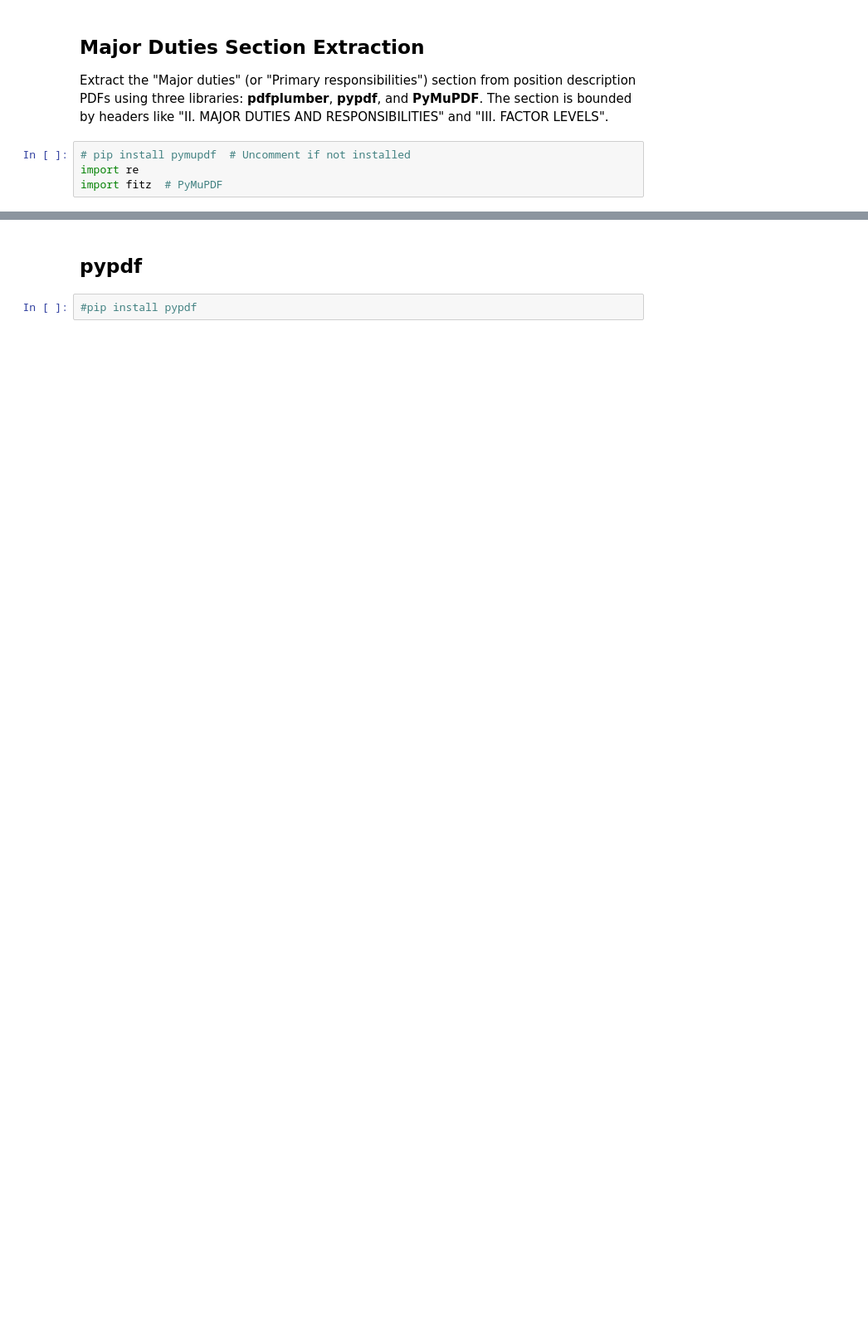
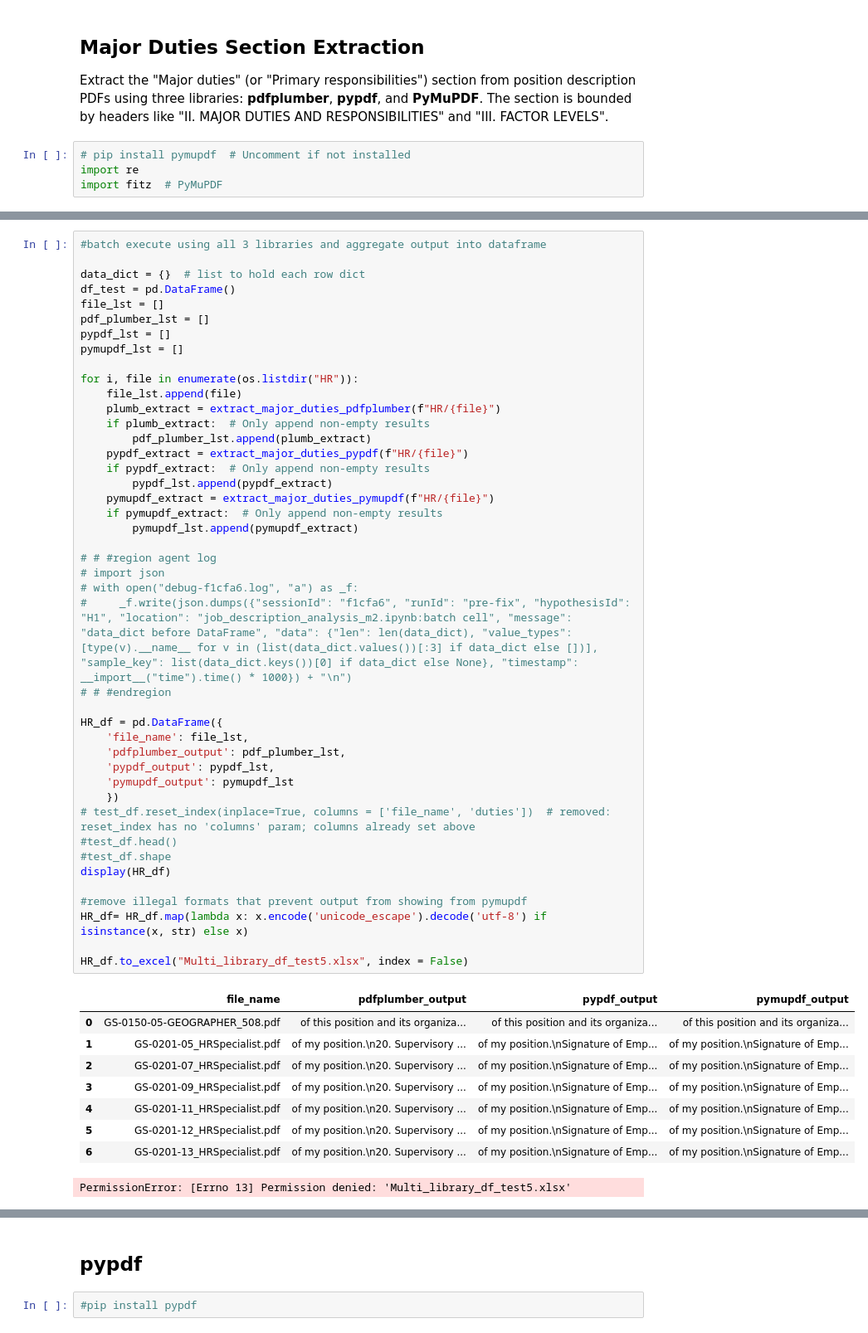
Before and after one commit to stephtsa/job_description_analysis, a Jupyter notebook: job_description_analysis_m2.ipynb, the cells around one changed output, grey strips where cells are left out. Shown at 83% size. Saved outputs shown, nothing was run; the diff lists cells and outputs as text; blank space fills up the shorter version.

Commit message:
Updated m2 ipynb

```diff
--- a/job_description_analysis_m2.ipynb
+++ b/job_description_analysis_m2.ipynb
@@ -322,0 +318,53 @@ None
+# %%
+#batch execute using all 3 libraries and aggregate output into dataframe
+
+data_dict = {}  # list to hold each row dict
+df_test = pd.DataFrame()
+file_lst = []
+pdf_plumber_lst = []
+pypdf_lst = []
+pymupdf_lst = []
+
+for i, file in enumerate(os.listdir("HR")):
+    file_lst.append(file)
+    plumb_extract = extract_major_duties_pdfplumber(f"HR/{file}")
+    if plumb_extract:  # Only append non-empty results
+        pdf_plumber_lst.append(plumb_extract)
+    pypdf_extract = extract_major_duties_pypdf(f"HR/{file}")
+    if pypdf_extract:  # Only append non-empty results
+        pypdf_lst.append(pypdf_extract)
+    pymupdf_extract = extract_major_duties_pymupdf(f"HR/{file}")
+    if pymupdf_extract:  # Only append non-empty results
+        pymupdf_lst.append(pymupdf_extract)
+
+# # #region agent log
+# import json
+# with open("debug-f1cfa6.log", "a") as _f:
+#     _f.write(json.dumps({"sessionId": "f1cfa6", "runId": "pre-fix", "hypothesisId": "H1", "location": "job_description_analysis_m2.ipynb:batch cell", "message": "data_dict before DataFrame", "data": {"len": len(data_dict), "value_types": [type(v).__name__ for v in (list(data_dict.values())[:3] if data_dict else [])], "sample_key": list(data_dict.keys())[0] if data_dict else None}, "timestamp": __import__("time").time() * 1000}) + "\n")
+# # #endregion
+
+HR_df = pd.DataFrame({
+    'file_name': file_lst,
+    'pdfplumber_output': pdf_plumber_lst,
+    'pypdf_output': pypdf_lst,
+    'pymupdf_output': pymupdf_lst
+    })
+# test_df.reset_index(inplace=True, columns = ['file_name', 'duties'])  # removed: reset_index has no 'columns' param; columns already set above
+#test_df.head()
+#test_df.shape
+display(HR_df)
+
+#remove illegal formats that prevent output from showing from pymupdf
+HR_df= HR_df.map(lambda x: x.encode('unicode_escape').decode('utf-8') if isinstance(x, str) else x)
+
+HR_df.to_excel("Multi_library_df_test5.xlsx", index = False)
+# %% [output]
+|  | file_name | pdfplumber_output | pypdf_output | pymupdf_output |
+| 0 | GS-0150-05-GEOGRAPHER_508.pdf | of this position and its organiza... | of this position and its organiza... | of this position and its organiza... |
+| 1 | GS-0201-05_HRSpecialist.pdf | of my position.\n20. Supervisory ... | of my position.\nSignature of Emp... | of my position.\nSignature of Emp... |
+| 2 | GS-0201-07_HRSpecialist.pdf | of my position.\n20. Supervisory ... | of my position.\nSignature of Emp... | of my position.\nSignature of Emp... |
+| 3 | GS-0201-09_HRSpecialist.pdf | of my position.\n20. Supervisory ... | of my position.\nSignature of Emp... | of my position.\nSignature of Emp... |
+| 4 | GS-0201-11_HRSpecialist.pdf | of my position.\n20. Supervisory ... | of my position.\nSignature of Emp... | of my position.\nSignature of Emp... |
+| 5 | GS-0201-12_HRSpecialist.pdf | of my position.\n20. Supervisory ... | of my position.\nSignature of Emp... | of my position.\nSignature of Emp... |
+| 6 | GS-0201-13_HRSpecialist.pdf | of my position.\n20. Supervisory ... | of my position.\nSignature of Emp... | of my position.\nSignature of Emp... |
+PermissionError: [Errno 13] Permission denied: 'Multi_library_df_test5.xlsx'
```
Also changed, not shown: parts of 9 cells of this notebook.
